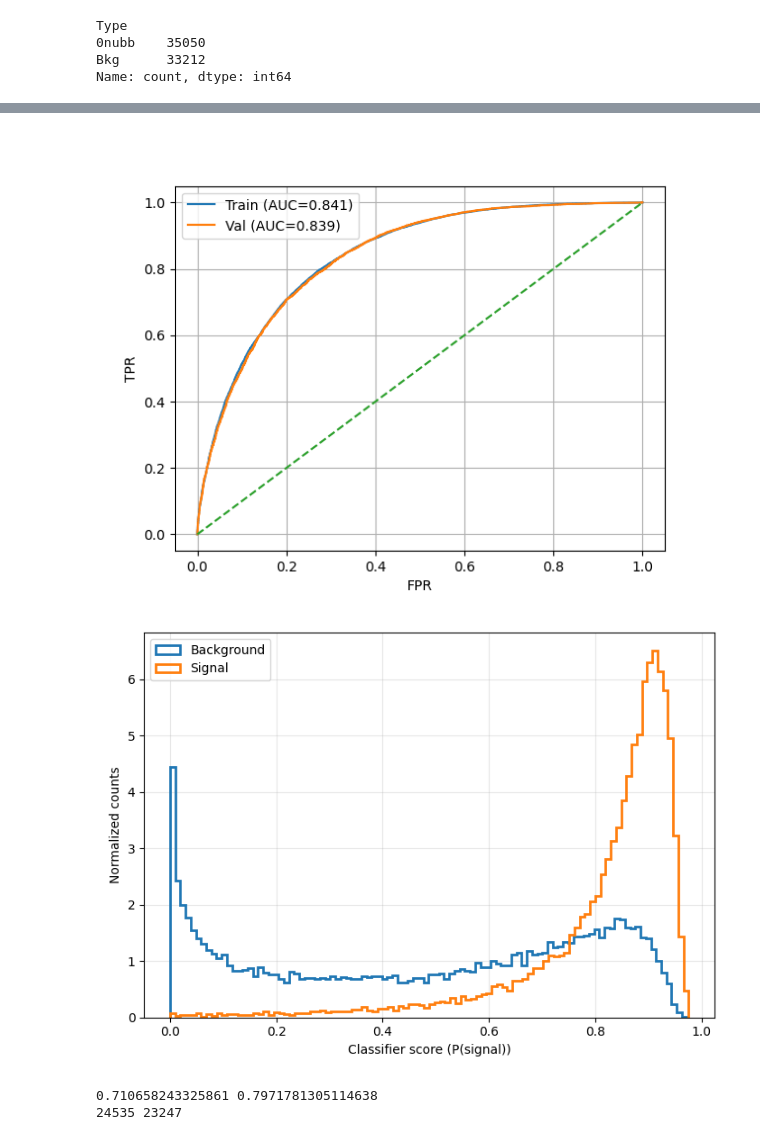
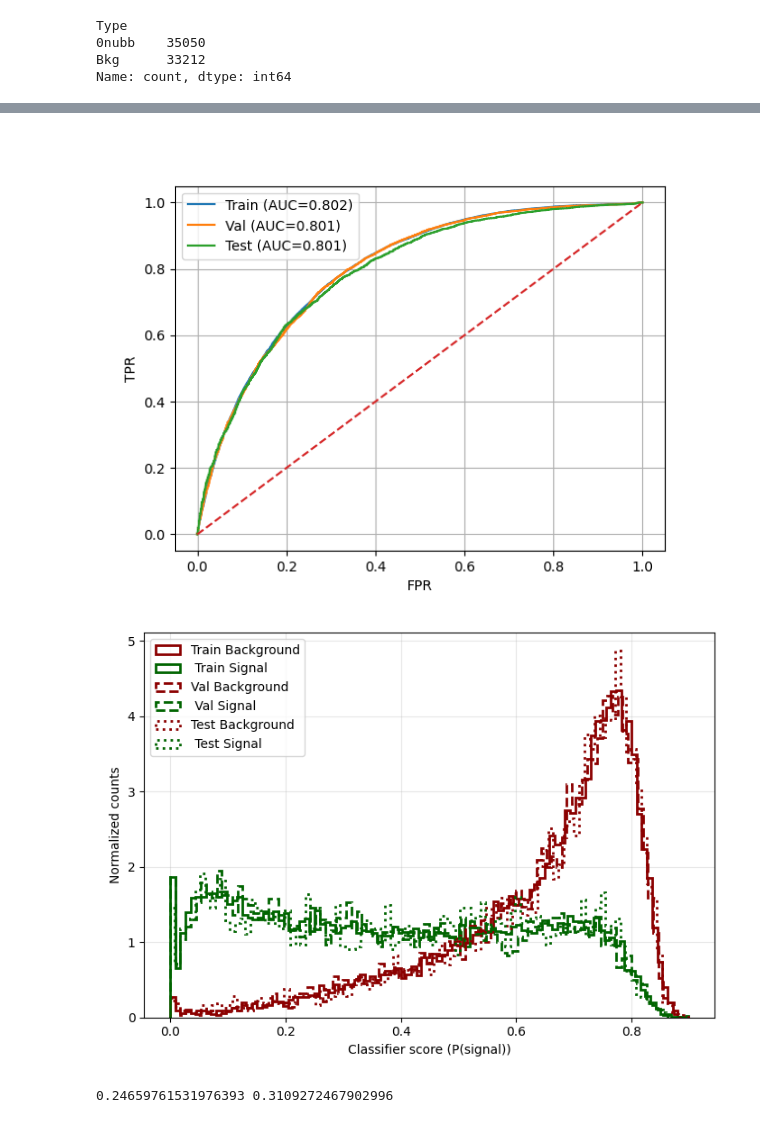
Before and after one commit to kvjmistry/ATPC, a Jupyter notebook: notebooks/ML_GNN.ipynb, the cells around one changed output, grey strips where cells are left out. Drawn from its saved outputs; the diff is of its cells as text; code cells hidden in the pictures.

```diff
--- a/notebooks/ML_GNN.ipynb
+++ b/notebooks/ML_GNN.ipynb
@@ -637,33 +630,41 @@ Test loss: 0.5746 | Test acc: 0.706
 # %%
 def compute_roc(model, loader, device):
     model.eval()
-    y_true, y_score, p_signal_bkg, p_signal_sig = [], [], [], []
+    y_true, y_score, p_signal_bkg, p_signal_sig, event_ids = [], [], [], [], []
 
     with torch.no_grad():
+        # Loops over in batches specified in dataloader, returns array of length of the batch size.
         for data in loader:
             data = data.to(device)
             logits = model(data)
-            probs = torch.softmax(logits, dim=1)
+            probs = torch.softmax(logits, dim=1) # List of length batch size, 2 rows, [p_bkg, p_sig]
 
-            p_signal = probs[:, 1].cpu()
-            y        = data.y.cpu()
+            p_signal = probs[:, 1].cpu() # Get the signal column probs
+            y        = data.y.cpu()      # Get the y labels
 
             y_score.append(p_signal)
             y_true.append(y)
+            event_ids.append(data.event_id.cpu())
 
+            # Append scores depending on true classification
             p_signal_bkg.append(p_signal[y.numpy() == 0])
             p_signal_sig.append(p_signal[y.numpy() == 1])
 
     y_true  = torch.cat(y_true).numpy()
     y_score = torch.cat(y_score).numpy()
+    event_ids = torch.cat(event_ids).numpy()
 
     p_signal_bkg = np.concatenate(p_signal_bkg)
     p_signal_sig = np.concatenate(p_signal_sig)
 
+    df_scores = pd.DataFrame({"event_id":event_ids, "y_score":y_score, "y_true":y_true})
+
     fpr, tpr, _ = roc_curve(y_true, y_score)
 
-    return fpr, tpr, auc(fpr, tpr), p_signal_bkg, p_signal_sig
+    return fpr, tpr, auc(fpr, tpr), df_scores
 
-fpr_tr, tpr_tr, auc_tr, p_bkg_tr, p_sig_tr = compute_roc(model, train_loader, device)
-fpr_va, tpr_va, auc_va, p_bkg_va, p_sig_va = compute_roc(model, val_loader, device)
-fpr_tst, tpr_tst, auc_tst, p_bkg_tst, p_sig_tst = compute_roc(model, test_loader, device)
+fpr_tr,   tpr_tr, auc_tr,   df_scores_tr  = compute_roc(model, train_loader, device)
+fpr_va,   tpr_va, auc_va,   df_scores_va = compute_roc(model, val_loader,   device)
+fpr_tst, tpr_tst, auc_tst,  df_scores_tst = compute_roc(model, test_loader,  device)
+df_scores_all = pd.concat([df_scores_tr, df_scores_va, df_scores_tst])
+display(df_scores_all)
@@ -671,6 +686,7 @@ fpr_tst, tpr_tst, auc_tst, p_bkg_tst, p_sig_tst = compute_roc(model, test_loader
 plt.figure()
 plt.plot(fpr_tr, tpr_tr, label=f"Train (AUC={auc_tr:.3f})")
 plt.plot(fpr_va, tpr_va, label=f"Val (AUC={auc_va:.3f})")
+plt.plot(fpr_tst, tpr_tst, label=f"Test (AUC={auc_va:.3f})")
 plt.plot([0,1],[0,1],'--')
 plt.xlabel("FPR")
 plt.ylabel("TPR")
@@ -678,33 +694,37 @@ plt.legend()
 plt.grid(True)
 plt.show()
 # %% [output]
-[figure, old version]
+[figure, new version]
 # %%
 plt.figure(figsize=(7,5))
 
 bins = 100
 
-plt.hist(p_bkg_tr,bins=bins,density=True,histtype='step',linewidth=2,label='Background')
-plt.hist(p_sig_tr,bins=bins,density=True,histtype='step',linewidth=2,label='Signal')
+
+plt.hist(df_scores_tr[df_scores_tr.y_true == 1].y_score,bins=bins,density=True,histtype='step',linewidth=2,label='Train Background', linestyle = "-", color = "darkred")
+plt.hist(df_scores_tr[df_scores_tr.y_true == 0].y_score,bins=bins,density=True,histtype='step',linewidth=2,label=' Train Signal', linestyle = "-", color = "darkgreen")
+
+plt.hist(df_scores_va[df_scores_va.y_true == 1].y_score,bins=bins,density=True,histtype='step',linewidth=2,label='Val Background', linestyle = "--", color = "darkred")
+plt.hist(df_scores_va[df_scores_va.y_true == 0].y_score,bins=bins,density=True,histtype='step',linewidth=2,label=' Val Signal', linestyle = "--", color = "darkgreen")
+
+plt.hist(df_scores_tst[df_scores_tst.y_true == 1].y_score,bins=bins,density=True,histtype='step',linewidth=2,label='Test Background', linestyle = ":", color = "darkred")
+plt.hist(df_scores_tst[df_scores_tst.y_true == 0].y_score,bins=bins,density=True,histtype='step',linewidth=2,label=' Test Signal', linestyle = ":", color = "darkgreen")
+
 
 plt.xlabel("Classifier score (P(signal))")
 plt.ylabel("Normalized counts")
 plt.legend()
 plt.grid(alpha=0.3)
 
 # plt.semilogy()
 plt.tight_layout()
 plt.show()
 
-
-
-cut = 0.8
-signal_eff = (p_sig_tr > cut).mean()
-bkg_rej = 1 - (p_bkg_tr > cut).mean()
+cut = 0.6
+signal_eff = len(df_scores_all[ (df_scores_all.y_true == 0) & (df_scores_all.y_score > cut)])/len(df_scores_all[ (df_scores_all.y_true == 0)])
+bkg_rej = 1 - len(df_scores_all[ (df_scores_all.y_true == 1) & (df_scores_all.y_score > cut)])/len(df_scores_all[ (df_scores_all.y_true == 1)])
 print(signal_eff, bkg_rej)
-print(len( (p_sig_tr> cut)), len( (p_bkg_tr> cut)))
 # %% [output]
-[figure, old version]
+[figure, new version]
-0.710658243325861 0.7971781305114638
-24535 23247
+0.24659761531976393 0.3109272467902996
 # %%
```
Also changed, not shown: parts of 12 cells of this notebook.
